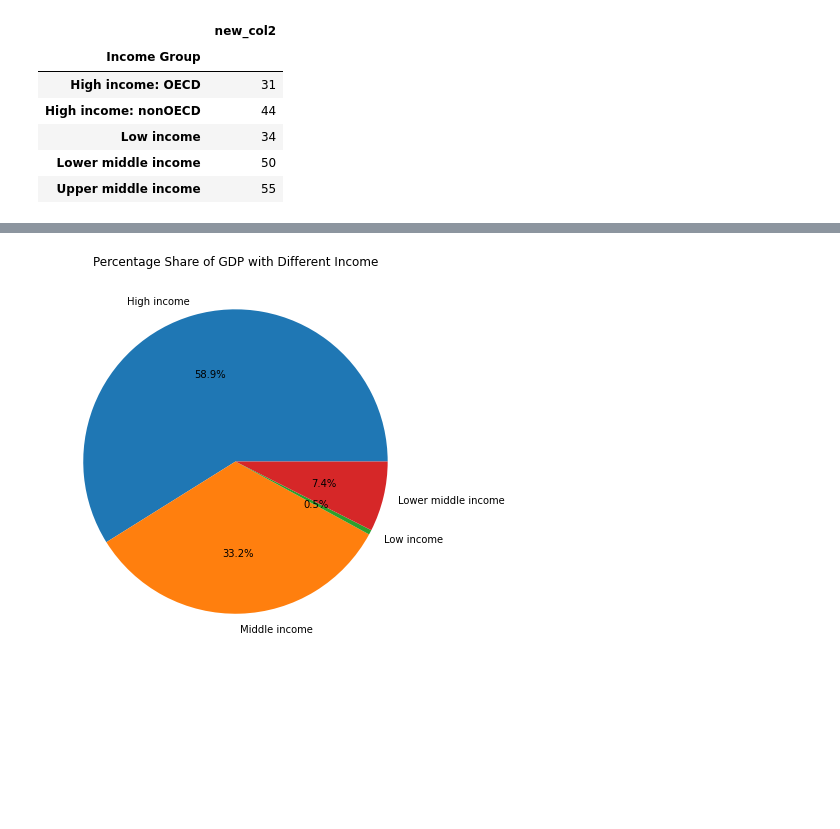
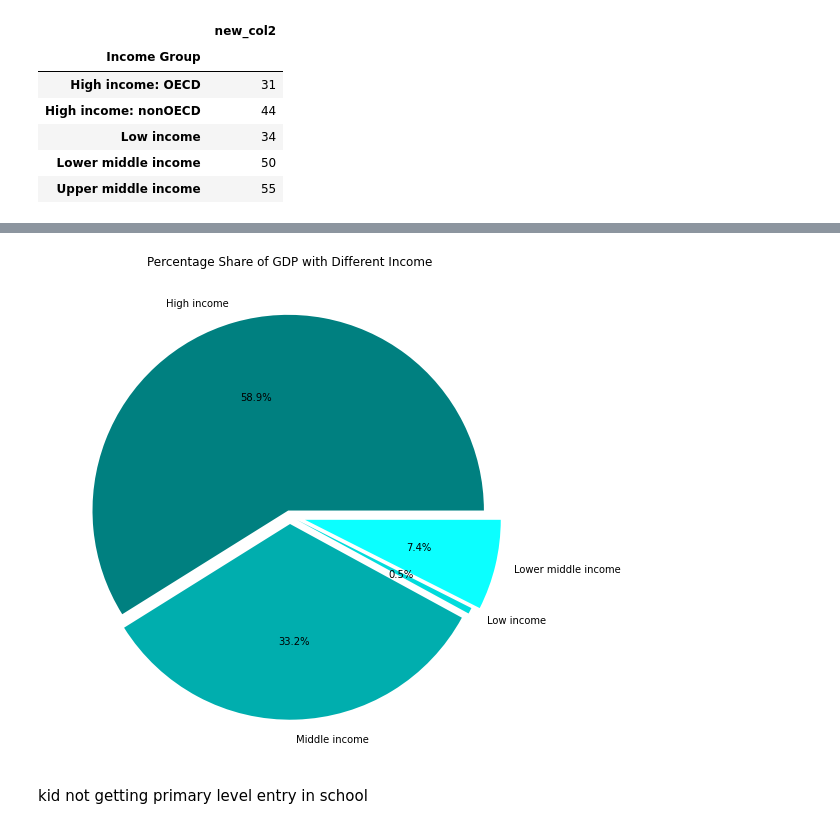
Before and after one commit to shivashukla02/World-Bank-Global-Edu-Analysis, a Jupyter notebook: SHIVANK_World_Bank_Global_Edu_Analysis_Capstone_Project.ipynb, the cells around one changed output, grey strips where cells are left out. Cells and saved outputs as stored; diff of their text form; code cells hidden in the pictures; blank space fills up the shorter version.

```diff
--- a/SHIVANK_World_Bank_Global_Edu_Analysis_Capstone_Project.ipynb
+++ b/SHIVANK_World_Bank_Global_Edu_Analysis_Capstone_Project.ipynb
@@ -241,9 +307,13 @@ GDP_Share =Income_df[Income_df['Indicator Code']=='NY.GDP.MKTP.CD']
 GDP_Share.loc[['High income', 'Middle income', 'Low income', 'Lower middle income',],['2015']]
 name = ['High income', 'Middle income', 'Low income', 'Lower middle income',]
 quantity=[4.757751e+13,2.679605e+13,4.023901e+11,6.017050e+12]
-fig = plt.figure(figsize =(10, 7))
-plt.pie(quantity,labels=name,autopct='%0.1f%%')
-plt.title('Percentage Share of GDP with Different Income')
-plt.show()
-# %% [output]
-[figure, removed]
+# %%
+
+fig = plt.figure(figsize =(15,9))
+plt.pie(quantity,labels=name,autopct='%0.1f%%', explode = [0.03,0.04,0.04,0.08],colors = ['#008080','#00AEAE', '#00DCDC','#0BFFFF','#94FFFF'])
+plt.title('Percentage Share of GDP with Different Income')
+plt.show()
+# %% [output]
+[figure, added]
+# %% [markdown]
+kid not getting primary level entry in school
```
Also changed, not shown: parts of 44 cells of this notebook.
